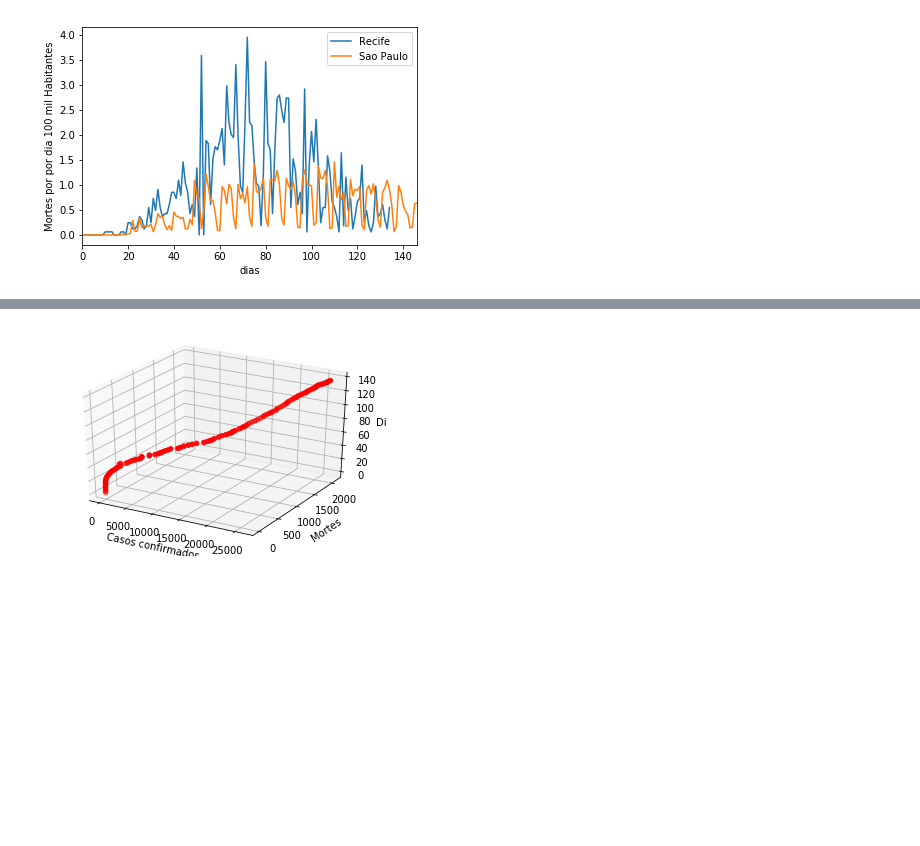
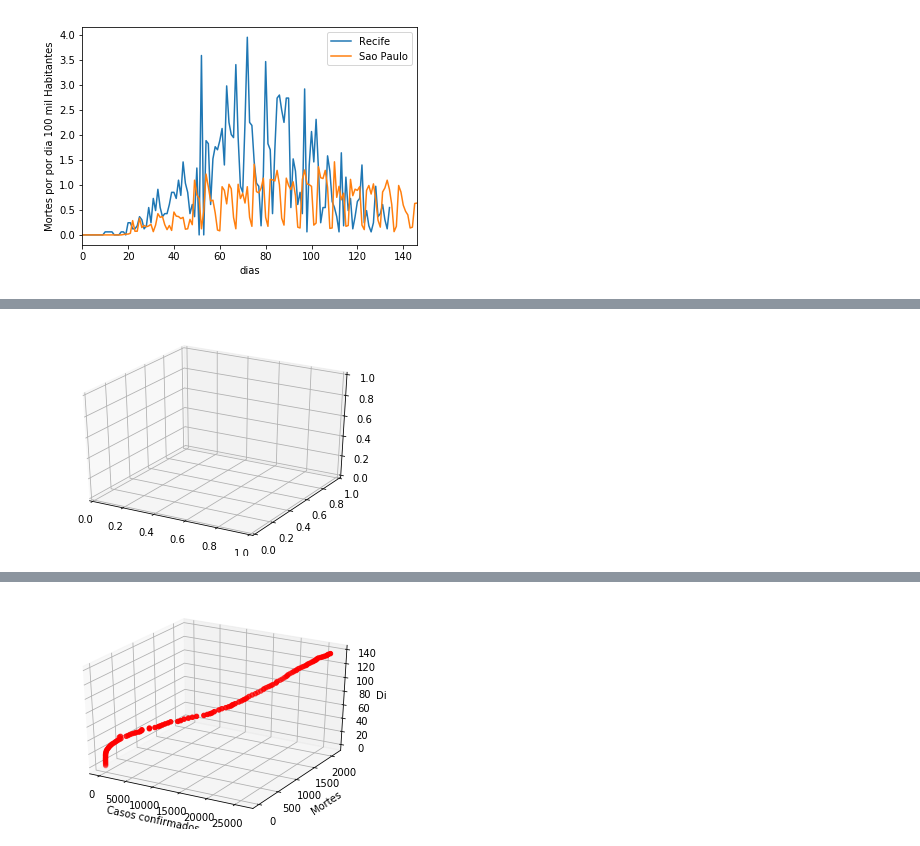
Before and after one commit to mathlimma/data-science-project-1, a Jupyter notebook: covid19.ipynb, the cells around one changed output, grey strips where cells are left out. Drawn from its saved outputs; the diff is of its cells as text; code cells hidden in the pictures; blank space fills up the shorter version.

```diff
--- a/covid19.ipynb
+++ b/covid19.ipynb
@@ -446,0 +474,7 @@ Text(0.5, 0, 'dias')
+# %%
+fig = plt.figure()
+ax = plt.axes(projection="3d")
+
+plt.show()
+# %% [output]
+[figure, added]
```
Also changed, not shown: parts of 8 cells of this notebook, 1 other file.
